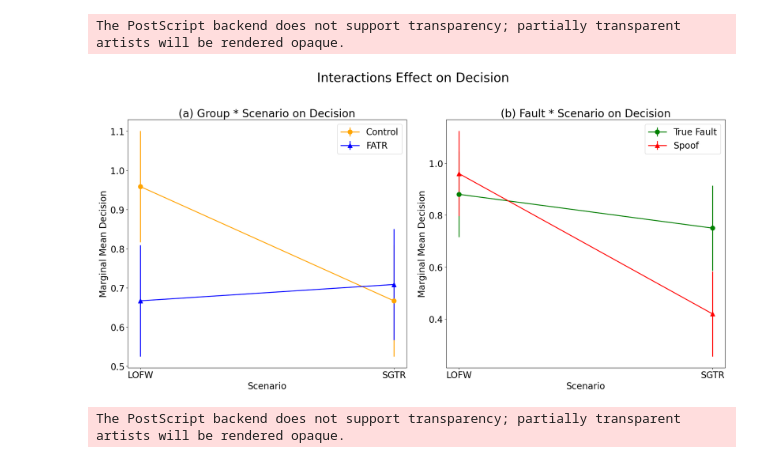
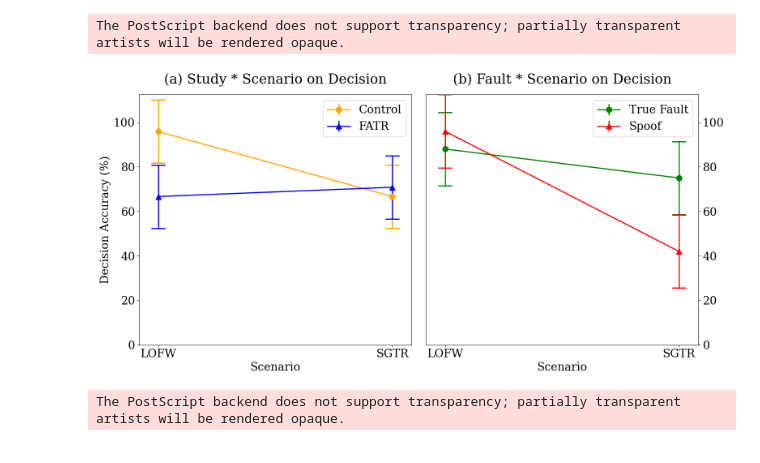
Before and after one commit to zethdubois/fatr, a Jupyter notebook: plot/plot_sample.ipynb, the cells around one changed output. Saved outputs shown, nothing was run; the diff lists cells and outputs as text; code cells hidden in the pictures.

```diff
--- a/plot/plot_sample.ipynb
+++ b/plot/plot_sample.ipynb
@@ -3,30 +3,29 @@
 
 import matplotlib.pyplot as plt
 import matplotlib.gridspec as gridspec
-
 # Title and filename setup
-title = 'Interactions Effect on Decision'
+title = 'Interaction Effects on Decision'
 filename = title.replace(' ', '_')
 filename = f'fatr_{filename}'
 
-mean00 = [0.95833333, 0.66666667]
-mean01 =  [0.66666667, 0.70833333]
-error0 = [0.142, 0.142]
+mean00 = [95.833333, 66.666667]
+mean01 = [66.666667, 70.833333]
+error0 = [14.2, 14.2]
 x_levels0 = ['LOFW', 'SGTR']
 label0 = ['Control', 'FATR']
 
-mean10 = [0.88, 0.75]
-mean11 = [0.96, 0.42]
-error1 = [0.164, 0.164]
+mean10 = [88, 75]
+mean11 = [96, 42]
+error1 = [16.4, 16.4]
 x_levels1 = ['LOFW', 'SGTR']
 label1 = ['True Fault', 'Spoof']
 
 # Data for plots
 data = {
     "left": {
-        "title": '(a) Group * Scenario on Decision',
+        "title": '(a) Study * Scenario on Decision',
         "xlabel": 'Scenario',
-        "ylabel": 'Marginal Mean Decision',
+        "ylabel": 'Decision Accuracy (%)',
         "x_levels": x_levels0,
         "lines": [
             {"label": label0[0], "data": mean00, "error": error0, "fmt": '-o', "color": 'orange'},
@@ -36,7 +35,7 @@ data = {
     "right": {
         "title": '(b) Fault * Scenario on Decision',
         "xlabel": 'Scenario',
-        "ylabel": 'Marginal Mean Decision',
+        "ylabel": '',
         "x_levels": x_levels1,
         "lines": [
             {"label": label1[0], "data": mean10, "error": error1, "fmt": '-o', "color": 'green'},
@@ -44,41 +43,60 @@ data = {
         ]
     }
 }
 
-# Double the size of all text elements
-plt.rcParams.update({'font.size': plt.rcParams['font.size'] * 2})
+# Triple the size of all text elements
+plt.rcParams.update({'font.size': plt.rcParams['font.size'] * 2,
+                    'font.family': 'serif'})
 
 # Set the figure size and GridSpec layout
-fig = plt.figure(figsize=(20, 10))  # Adjusted figure size for better layout
-gs = gridspec.GridSpec(1, 2, width_ratios=[1, 1])  # Equal width for both subplots
+fig = plt.figure(figsize=(16, 8))
+gs = gridspec.GridSpec(1, 2, width_ratios=[1, 1])
 
 # Create subplots using the GridSpec layout
 axs = [plt.subplot(gs[0]), plt.subplot(gs[1])]
 
-# Generalize plotting for any number of plots
+# Set y-axis limits based on data
+# ymin = min(min(mean00), min(mean01), min(mean10), min(mean11)) - max(max(error0), max(error1))
+ymin = 0
+ymax = max(max(mean00), max(mean01), max(mean10), max(mean11)) + max(max(error0), max(error1))
+
 for idx, (key, val) in enumerate(data.items()):
+    axs[idx].set_ylim([ymin, ymax])  # Set the same y-limits for both plots
     for line in val["lines"]:
+        # Plotting the data points with error bars
         axs[idx].errorbar(val["x_levels"], line["data"], yerr=line["error"], fmt=line["fmt"],
                           label=line["label"], color=line["color"], linewidth=2, markersize=10)
-    axs[idx].set_title(val["title"])
+
+        # Adding horizontal lines at the top and bottom of the error bars
+        for x, mean, error in zip(range(len(val["x_levels"])), line["data"], line["error"]):
+            # Top horizontal line
+            axs[idx].hlines(y=mean + error, xmin=x-0.03, xmax=x+0.03, colors=line["color"], linewidth=2)
+            # Bottom horizontal line
+            axs[idx].hlines(y=mean - error, xmin=x-0.03, xmax=x+0.03, colors=line["color"], linewidth=2)
+
+    axs[idx].set_title(val["title"], pad=20)
     axs[idx].set_xlabel(val["xlabel"])
     axs[idx].set_ylabel(val["ylabel"])
     axs[idx].legend()
 
+# Move the right plot's y-axis to the right
+axs[1].yaxis.set_label_position("right")
+axs[1].yaxis.tick_right()
+
 # Adding a super title for the entire figure
-plt.suptitle(title, fontsize=28, y=1.015)
+# plt.suptitle(title, fontsize=28, y=1.015)
 
 plt.tight_layout()
 plt.savefig(f'{filename}.eps', format='eps', dpi=300, bbox_inches='tight')
 plt.savefig(f'{filename}.png', format='png', dpi=300, bbox_inches='tight')
 
 plt.show()
 
 # Reset plt.rcParams to default if needed for other plots in the notebook
 plt.rcParams.update(plt.rcParamsDefault)
 # %% [output]
 The PostScript backend does not support transparency; partially transparent artists will be rendered opaque.
-[figure, old version]
+[figure, new version]
 # %%
 ## PLOTS FOR INTERACTION
 # Scenario * Expertise = Left
```
Also changed, not shown: parts of 2 cells of this notebook, 8 other files.
